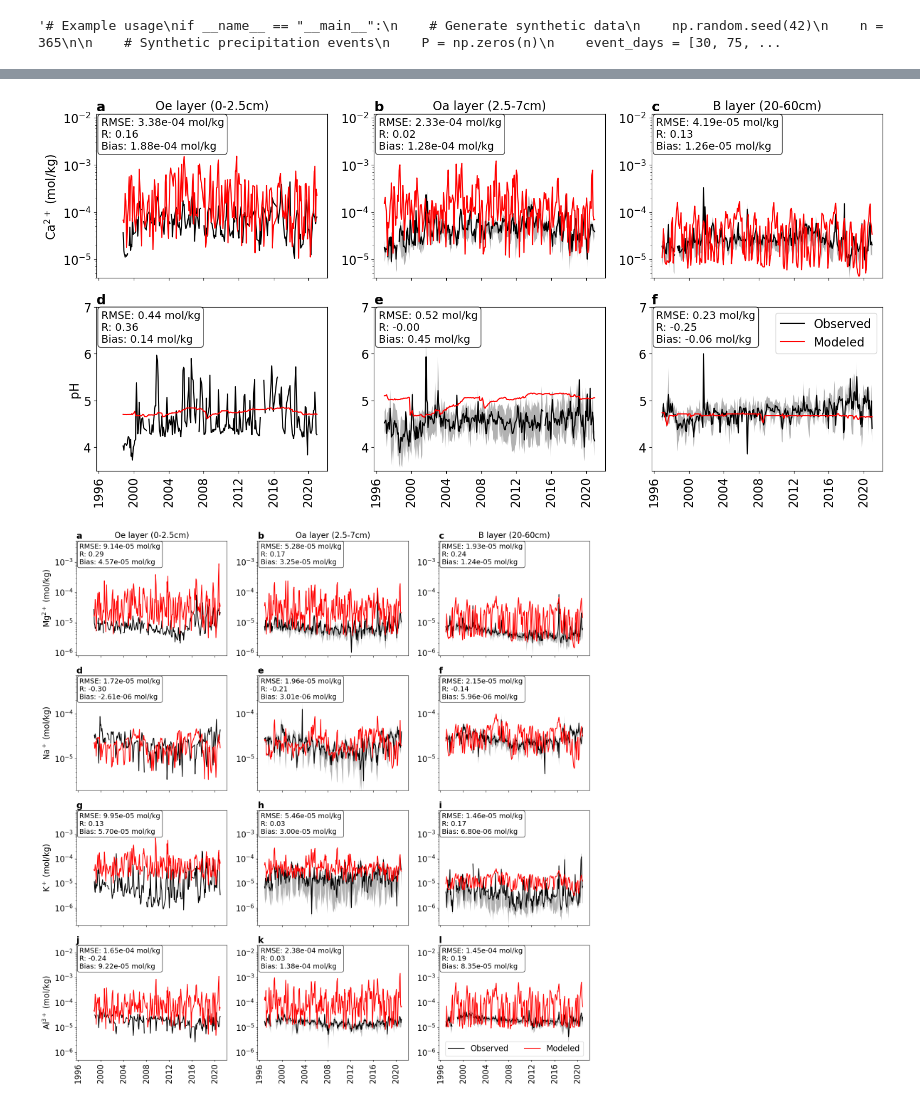
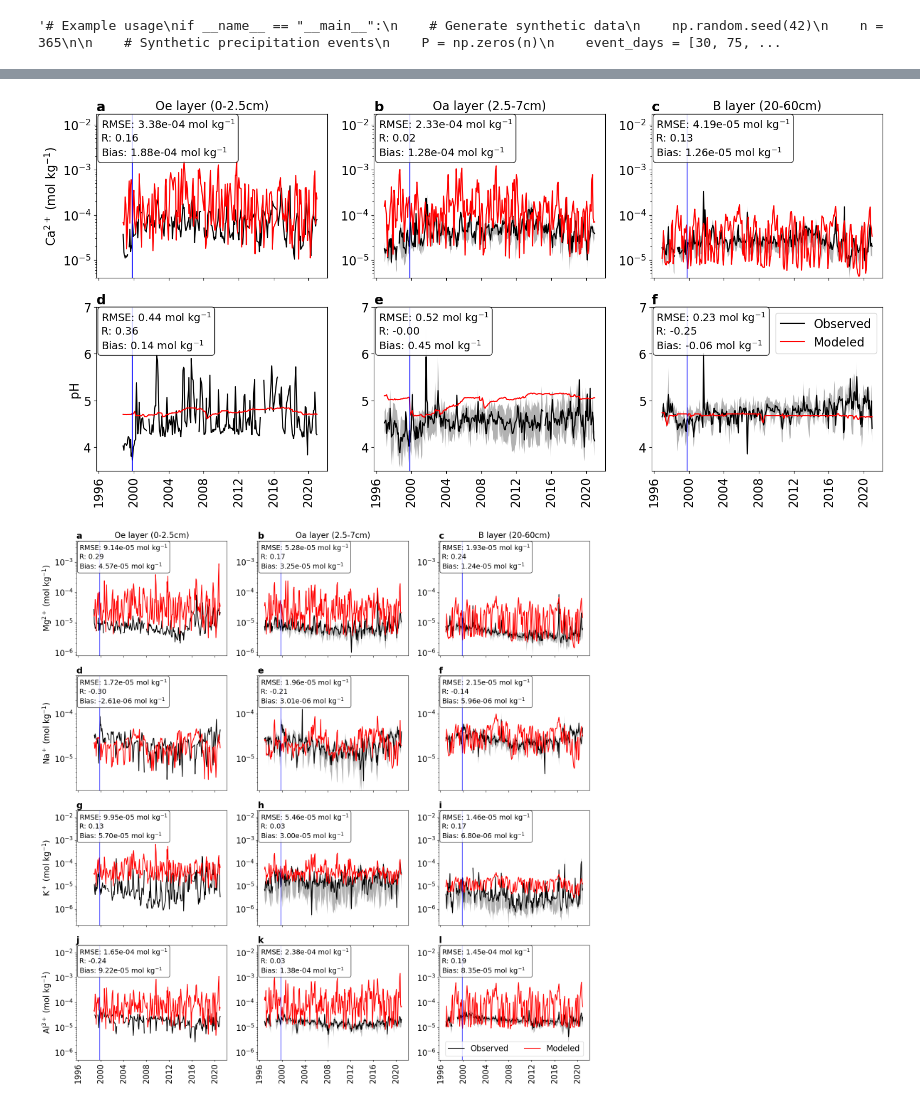
Before and after one commit to ypwong22/erw_scripts, a Jupyter notebook: fig_validation_HBR.ipynb, the cells around one changed output, grey strips where cells are left out. Cells and saved outputs as stored; diff of their text form; code cells hidden in the pictures.

Commit message:
continue to refine figure

```diff
--- a/fig_validation_HBR.ipynb
+++ b/fig_validation_HBR.ipynb
@@ -530,7 +530,7 @@ runoff_ma = route_with_uh(runoff_sim, uh)
 ax.plot(runoff_ma.index, runoff_ma, '-r', label = 'Unit-hydrograph routed modeled runoff')
 ax.legend(ncol = 1, loc='upper center', bbox_to_anchor = (0.6, 0.99))
 #ax.set_yscale('symlog', linthresh = 1)
-ax.set_ylabel('Streamflow (mm/day)')
+ax.set_ylabel('Streamflow (mm day$^{-1}$)')
 ax.set_xlabel('Year')
 ax.set_xticks(pd.date_range('2012-01-01', '2022-01-01', freq = '1YS'))
 ax.set_xticklabels(range(2012, 2023))
@@ -691,6 +691,7 @@ soil_pore_sim_ctrl = soil_pore_sim_ctrl.sort_index()
 
 
 # Focus on pH and Ca2+ in the main text
+unit_str = '$\\mathrm{{mol\\ kg^{{-1}}}}$'
 fig, axes = plt.subplots(2, 3, figsize = (16, 8), sharex = True)
 for i, (layer,depth) in enumerate(zip(['Oe', 'Oa', 'B'],['0-2.5cm','2.5-7cm','20-60cm'])):
     obs = soil_pore_obs.loc[layer, :]
@@ -725,39 +726,40 @@ for i, (layer,depth) in enumerate(zip(['Oe', 'Oa', 'B'],['0-2.5cm','2.5-7cm','20
         ax.set_xlabel('')
         if np.mod(i, 3) == 0:
             if sim_ca != 'pH':
-                ax.set_ylabel(f'{name} (mol/kg)')
+                ax.set_ylabel(f'{name} ({unit_str})')
             else:
                 ax.set_ylabel('pH')
         if sim_ca != 'pH':
             ax.set_yscale('log')
             if sim_ca == 'Ca2+':
-                ax.set_ylim([4e-6, 1.2e-2])
+                ax.set_ylim([4e-6, 1.7e-2])
         else:
             ax.set_ylim([3.5,7])
         plt.setp(ax.get_xticklabels(), rotation = 90)
+
+        h = ax.axvline(pd.Timestamp('1999-10-19'), color = 'b', ls = '-', lw = 1, alpha = 1)
+        #ax.legend([h], ['Wollastonite\napplication'], loc = 'upper right')
 
         rmse_a = np.sqrt(np.nanmean((sim[sim_ca].values - obs[obs_ca])**2))
         corr_a = np.corrcoef(obs[obs_ca].values[~np.isnan(obs[obs_ca].values)],
                              sim[sim_ca].values[~np.isnan(obs[obs_ca].values)])[0, 1]
         bias_a = np.nanmean(sim[sim_ca].values - obs[obs_ca].values)
         if sim_ca != 'pH':
-            ax.text(0.02, 0.98, f'RMSE: {rmse_a:.2e} mol/kg\nR: {corr_a:.2f}\nBias: {bias_a:.2e} mol/kg',
+            ax.text(0.02, 0.98, f'RMSE: {rmse_a:.2e} {unit_str}\nR: {corr_a:.2f}\nBias: {bias_a:.2e} {unit_str}',
                     transform=ax.transAxes, va='top', fontsize=14,
                     bbox=dict(boxstyle='round', facecolor='white', alpha=0.8))
         else:
-            ax.text(0.02, 0.98, f'RMSE: {rmse_a:.2f} mol/kg\nR: {corr_a:.2f}\nBias: {bias_a:.2f} mol/kg',
+            ax.text(0.02, 0.98, f'RMSE: {rmse_a:.2f} {unit_str}\nR: {corr_a:.2f}\nBias: {bias_a:.2f} {unit_str}',
                     transform=ax.transAxes, va='top', fontsize=14,
                     bbox=dict(boxstyle='round', facecolor='white', alpha=0.8))
         ax.text(0., 1.02, ascii_lowercase[j*3+i], transform = ax.transAxes, fontweight='bold', fontsize=18)
-
-        # TBC - add wollastonite application line !!!!!!!!!!!!!!!
 
 ax.legend()
 plt.tight_layout()
 plt.savefig(os.path.join(os.environ['PROJDIR'], 'ERW_LDRD', 'results', 'figures',
                          'validation_HBR_2.png'), dpi = 600., bbox_inches = 'tight')
 # %% [output]
-[figure, old version]
+[figure, new version]
 # %%
 # Focus on Mg2+, Na+, K+, Al3+ in the SI
 fig, axes = plt.subplots(4, 3, figsize = (16, 16), sharex = True)
@@ -794,7 +796,7 @@ for i, (layer,depth) in enumerate(zip(['Oe', 'Oa', 'B'],['0-2.5cm','2.5-7cm','20
         ax.set_xlabel('')
         if np.mod(i, 3) == 0:
             if sim_ca != 'pH':
-                ax.set_ylabel(f'{name} (mol/kg)')
+                ax.set_ylabel(f'{name} ({unit_str})')
             else:
                 ax.set_ylabel('pH')
         if sim_ca != 'pH':
@@ -803,37 +805,39 @@ for i, (layer,depth) in enumerate(zip(['Oe', 'Oa', 'B'],['0-2.5cm','2.5-7cm','20
                 ax.set_ylim([4e-6, 1.2e-2])
         else:
             ax.set_ylim([3.5,7])
         plt.setp(ax.get_xticklabels(), rotation = 90)
 
+        h = ax.axvline(pd.Timestamp('1999-10-19'), color = 'b', ls = '-', lw = 1, alpha = 1)
+
         rmse_a = np.sqrt(np.nanmean((sim[sim_ca].values - obs[obs_ca])**2))
         corr_a = np.corrcoef(obs[obs_ca].values[~np.isnan(obs[obs_ca].values)],
                              sim[sim_ca].values[~np.isnan(obs[obs_ca].values)])[0, 1]
         bias_a = np.nanmean(sim[sim_ca].values - obs[obs_ca].values)
         if sim_ca != 'pH':
-            ax.text(0.02, 0.98, f'RMSE: {rmse_a:.2e} mol/kg\nR: {corr_a:.2f}\nBias: {bias_a:.2e} mol/kg',
+            ax.text(0.02, 0.98, f'RMSE: {rmse_a:.2e} {unit_str}\nR: {corr_a:.2f}\nBias: {bias_a:.2e} {unit_str}',
                     transform=ax.transAxes, va='top', fontsize=14,
                     bbox=dict(boxstyle='round', facecolor='white', alpha=0.8))
         else:
-            ax.text(0.02, 0.98, f'RMSE: {rmse_a:.2f} mol/kg\nR: {corr_a:.2f}\nBias: {bias_a:.2f} mol/kg',
+            ax.text(0.02, 0.98, f'RMSE: {rmse_a:.2f} {unit_str}\nR: {corr_a:.2f}\nBias: {bias_a:.2f} {unit_str}',
                     transform=ax.transAxes, va='top', fontsize=14,
                     bbox=dict(boxstyle='round', facecolor='white', alpha=0.8))
         ax.text(0., 1.02, ascii_lowercase[j*3+i], transform = ax.transAxes, fontweight='bold', fontsize=18)
 
         if sim_ca == 'Mg2+':
             ax.set_ylim([8e-7, 5e-3])
         elif sim_ca == 'Na+':
             ax.set_ylim([2e-6, 7e-4])
         elif sim_ca == 'K+':
-            ax.set_ylim([2e-7, 9e-3])
+            ax.set_ylim([2e-7, 2e-2])
         elif sim_ca == 'Al3+':
             ax.set_ylim([5e-7, 2e-2])
 
 ax.legend(loc='lower center', ncol=2)
 plt.tight_layout()
 plt.savefig(os.path.join(os.environ['PROJDIR'], 'ERW_LDRD', 'results', 'figures',
                          'validation_HBR_3.png'), dpi = 600., bbox_inches = 'tight')
 # %% [output]
-[figure, old version]
+[figure, new version]
 # %%
 ################################################
 # Validate on observed CEC contents
```
Also changed, not shown: parts of 5 cells of this notebook, 4 other files.
